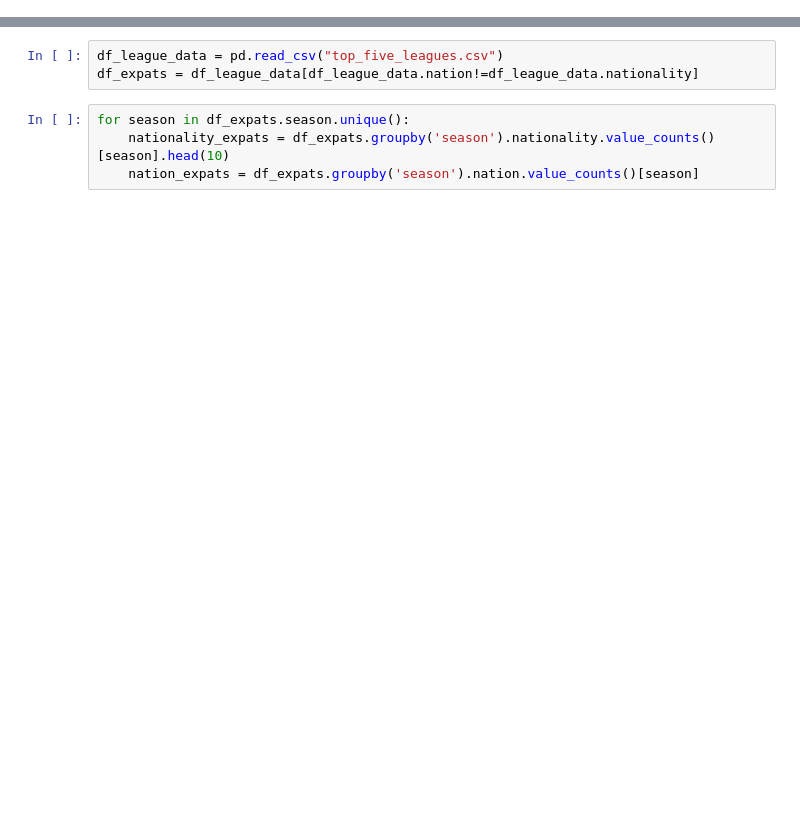
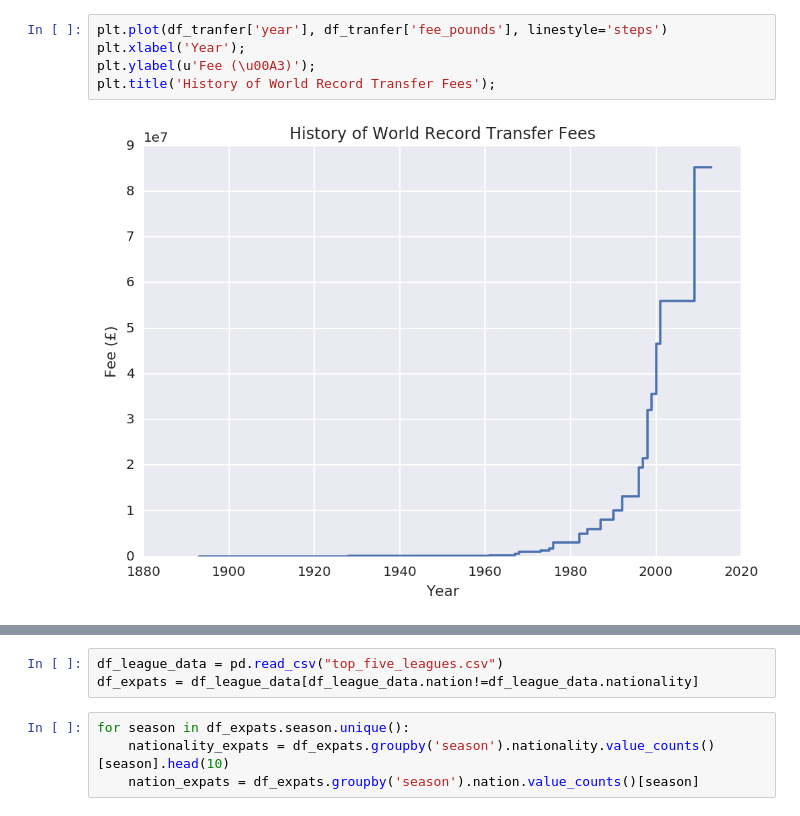
Before and after one commit to pierrelb/dataIncProj, a Jupyter notebook: soccerData.ipynb, the cells around one changed output, grey strips where cells are left out. Saved outputs shown, nothing was run; the diff lists cells and outputs as text; blank space fills up the shorter version.

```diff
--- a/soccerData.ipynb
+++ b/soccerData.ipynb
@@ -16,0 +40,7 @@ df_tranfer['fee_pounds'] = df_tranfer.fee_pounds.apply(locale.atof)
+# %%
+plt.plot(df_tranfer['year'], df_tranfer['fee_pounds'], linestyle='steps')
+plt.xlabel('Year');
+plt.ylabel(u'Fee (\u00A3)');
+plt.title('History of World Record Transfer Fees');
+# %% [output]
+[figure, added]
```
Also changed, not shown: parts of 31 cells of this notebook.
